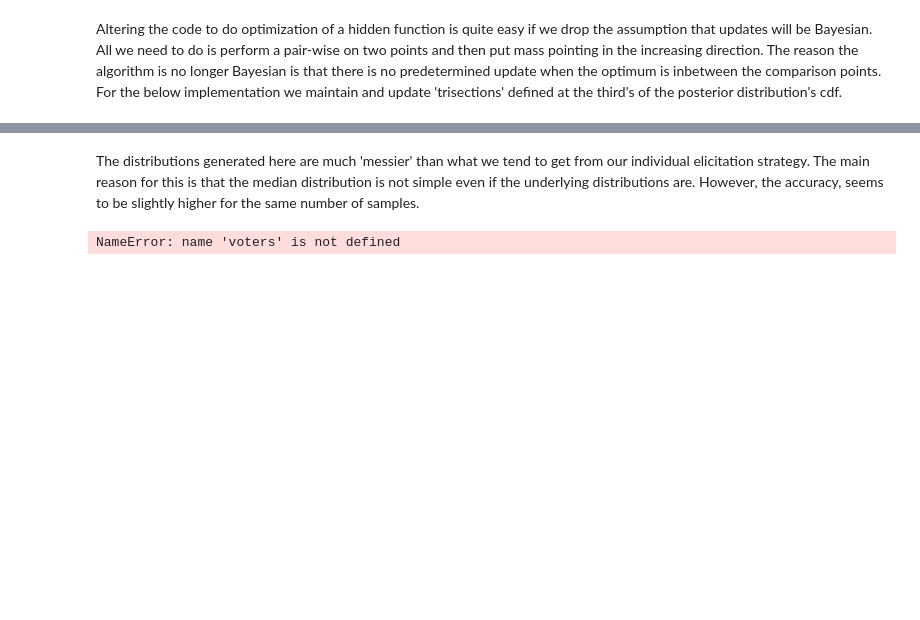
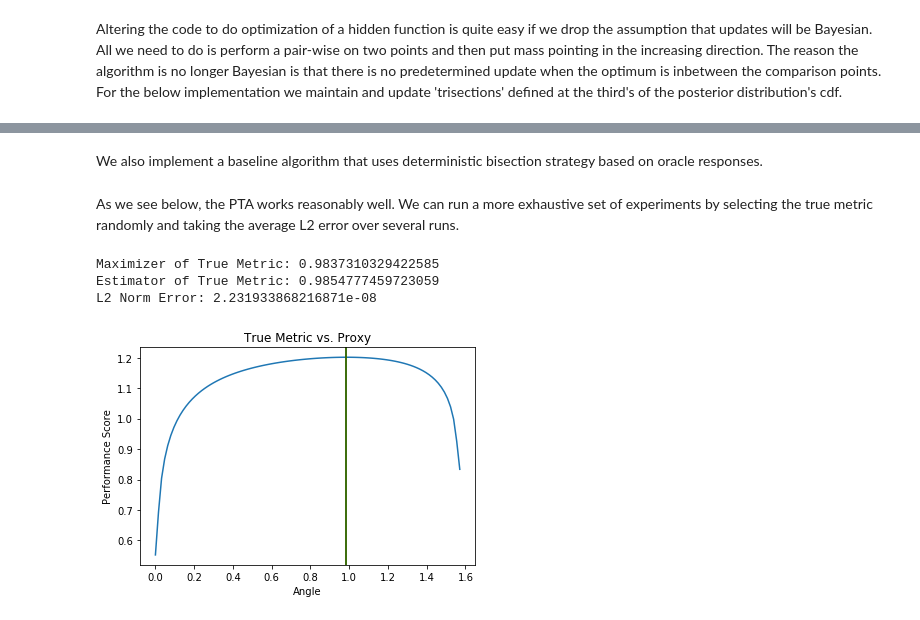
Before and after one commit to zrobertson466920/Probabalistic_Bisection, a Jupyter notebook: Preference_Elicitation_Demo.ipynb, the cells around one changed output, grey strips where cells are left out. Drawn from its saved outputs; the diff is of its cells as text; code cells hidden in the pictures; blank space fills up the shorter version.

Commit message:
All Experiments Working

```diff
--- a/Preference_Elicitation_Demo.ipynb
+++ b/Preference_Elicitation_Demo.ipynb
@@ -302,31 +262,2 @@ NameError: name 'joint_ent' is not defined
-# %% [markdown]
-The distributions generated here are much 'messier' than what we tend to get from our individual elicitation strategy. The main reason for this is that the median distribution is not simple even if the underlying distributions are. However, the accuracy, seems to be slightly higher for the same number of samples.
-# %%
-# Oracle at 0.3 with 0.1 error rate
-# Median query strategy
-dist = Simple_Dist([(0,1)])
-opt = [0.1,0.2,0.3,0.5,0.8]
-alpha = 0.1
-num = 4
-query = np.random.rand(num,2)
-for i in range(num):
-    query[i][0] = dist.median()
-    vote = []
-    for j in range(len(voters)):
-        if query[i][0] < opt[j]:
-            if query[i][1] > alpha:
-                vote.append(1)
-            else:
-                vote.append(-1)
-        else:
-            if query[i][1] > alpha:
-                vote.append(-1)
-            else:
-                vote.append(1)
-    if sum(vote) > 0:
-        dist.update_dist(query[i][0], 1, alpha = alpha)
-    else:
-        dist.update_dist(query[i][0], -1, alpha = alpha)
-dist.display()
-# %% [output]
-NameError: name 'voters' is not defined
+# %% [markdown]
+We also implement a baseline algorithm that uses deterministic bisection strategy based on oracle responses.
@@ -332,0 +332,29 @@ NameError: name 'voters' is not defined
+# %% [markdown]
+As we see below, the PTA works reasonably well. We can run a more exhaustive set of experiments by selecting the true metric randomly and taking the average L2 error over several runs.
+# %%
+# Pair-wise
+# Oracle at 0.3 with 0.1 error rate
+# Random query strategy
+m_star = (0.98,np.sqrt(1-0.98**2)) #11.47 degree
+t_true = random.uniform(np.pi/4,np.pi/2)
+data = gen_data(1000,eta)
+theta = np.linspace(0,np.pi/2, 100)
+y = []
+for t in theta:
+    y.append(phi(t,t_true))
+plt.plot(theta,y)
+plt.xlabel("Angle")
+plt.ylabel("Performance Score")
+plt.title("True Metric vs. Proxy")
+
+_, hat_t = gaurush(iteration = 30, alpha = 0.0, t_phi = lambda t: phi(t,t_true))
+plt.axvline(x = hat_t, color = 'r')
+plt.axvline(x = t_true, color = 'g')
+print("Maximizer of True Metric: " + str(theta[np.argmax(y)]))
+print("Estimator of True Metric: " + str(hat_t))
+print("L2 Norm Error: " + str(np.linalg.norm([np.cos(hat_t)-np.cos(t_true), np.sin(hat_t) - np.sin(t_true)])))
+# %% [output]
+Maximizer of True Metric: 0.9837310329422585
+Estimator of True Metric: 0.9854777459723059
+L2 Norm Error: 2.231933868216871e-08
+[figure, added]
```
Also changed, not shown: parts of 22 cells of this notebook.
